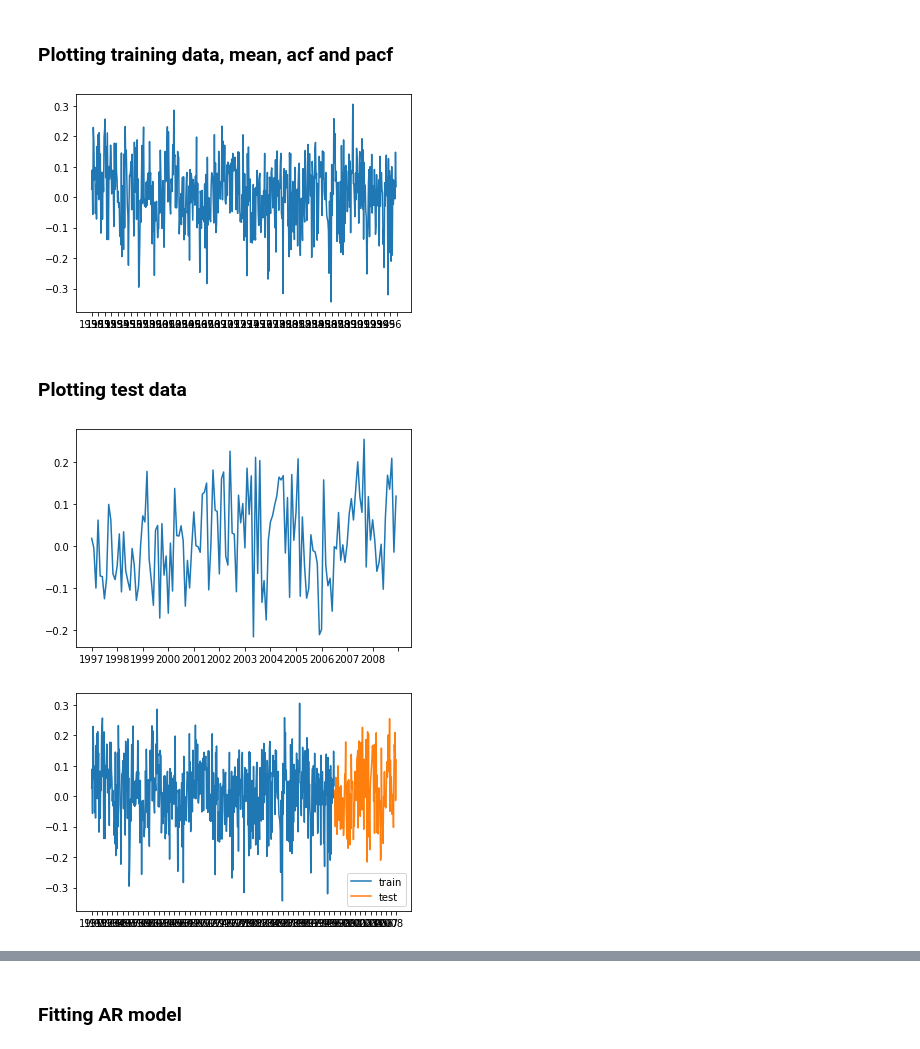
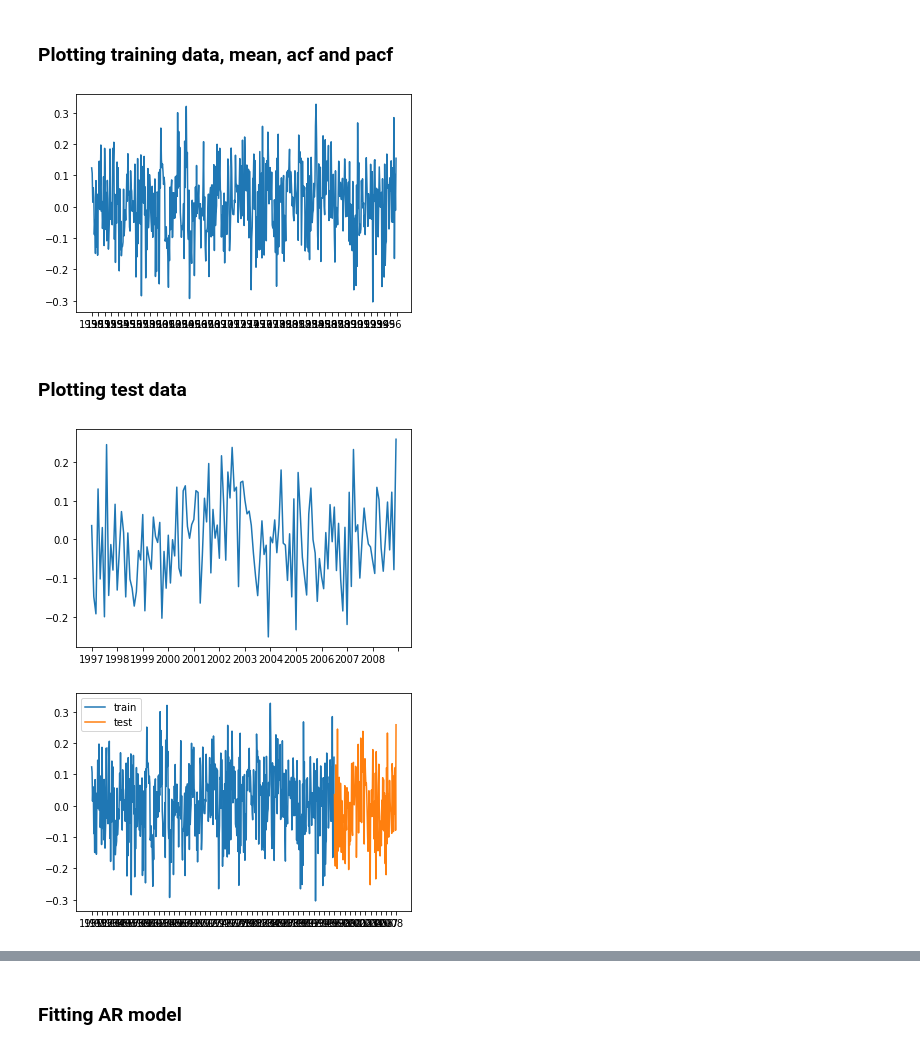
Before and after one commit to radsn23/ptsa2019project, a Jupyter notebook: ar_fakedata.ipynb, the cells around one changed output, grey strips where cells are left out. Cells and saved outputs as stored; diff of their text form; code cells hidden in the pictures.

```diff
--- a/ar_fakedata.ipynb
+++ b/ar_fakedata.ipynb
@@ -441,6 +441,14 @@ for i in range(n_points,n_points+n_test_points):
     x_i = sum([np.power(history[i-k-1],2-k)*theta[k] for k in range(p)]) + w_i
     history.append(x_i)
     test_data.append(x_i)
+# %%
+LOAD_DATA = True
+if LOAD_DATA:
+    training_data = np.load('fake_nonlinear_training_data.npy')
+    test_data = np.load('fake_nonlinear_test_data.npy')
+else:
+    np.save('fake_nonlinear_training_data.npy',training_data)
+    np.save('fake_nonlinear_test_data.npy',test_data)
 # %% [markdown]
 ### Plotting training data, mean, acf and pacf
 # %%
@@ -448,7 +456,7 @@ plt.plot(training_data)
 plt.xticks(range(0,len(training_data)+1,12),labels=training_years)
 plt.show()
 # %% [output]
-[figure, old version]
+[figure, new version]
 # %% [markdown]
 ### Plotting test data
 # %%
@@ -456,15 +464,15 @@ plt.plot(test_data)
 plt.xticks(range(0,len(test_data)+1,12),labels=testing_years)
 plt.show()
 # %% [output]
-[figure, old version]
+[figure, new version]
 # %%
 plt.plot(range(0,len(training_data)),training_data,label='train')
-plt.plot(range(len(training_data),len(training_data+test_data)),test_data,label='test')
-plt.xticks(range(0,len(training_data+test_data)+1,12),labels=list(training_years)+list(testing_years))
+plt.plot(range(len(training_data),len(training_data)+len(test_data)),test_data,label='test')
+plt.xticks(range(0,len(training_data)+len(test_data)+1,12),labels=list(training_years)+list(testing_years))
 plt.legend()
 plt.show()
 # %% [output]
-[figure, old version]
+[figure, new version]
 # %%
 fig = plt.figure(figsize=(12,8))
 ax1 = fig.add_subplot(211)
```
Also changed, not shown: parts of 23 cells of this notebook, 5 other files.
